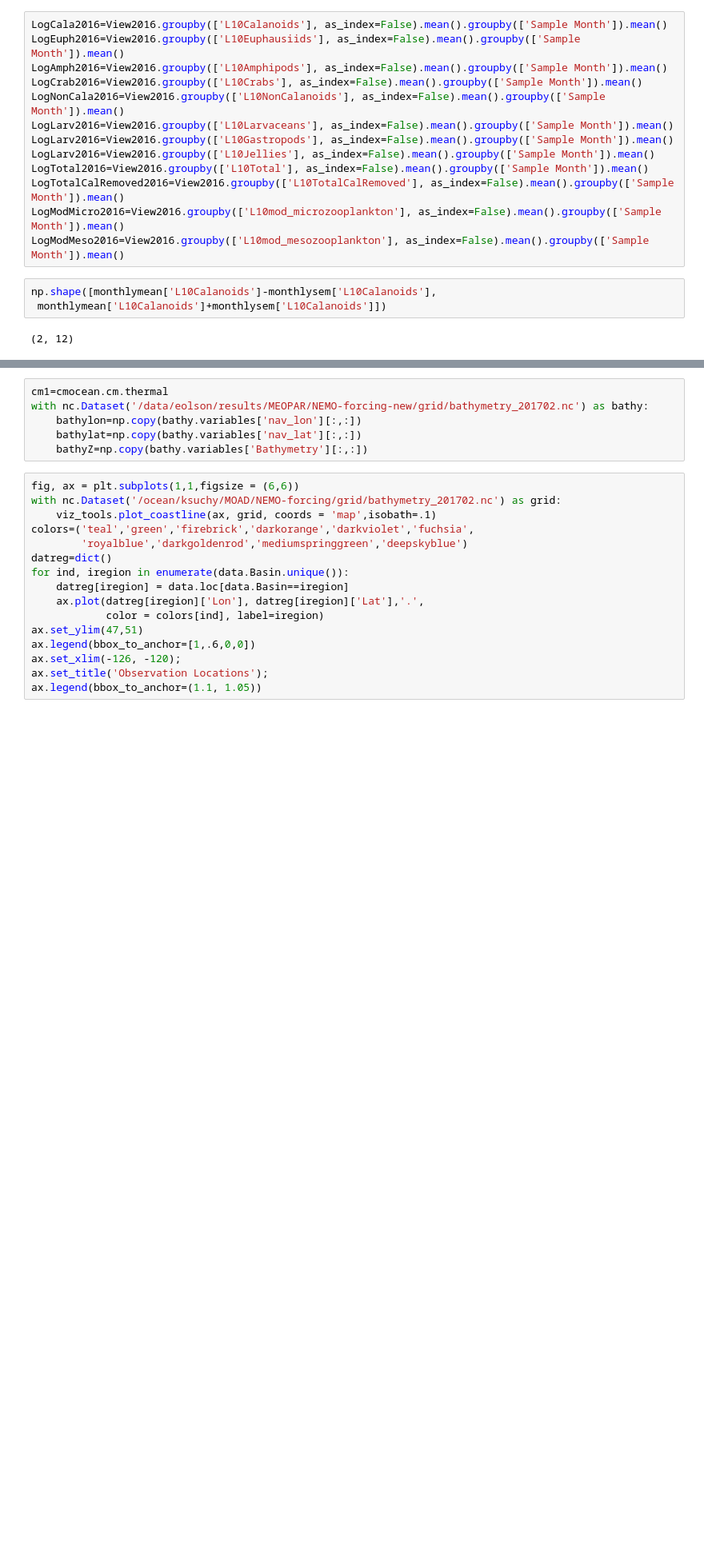
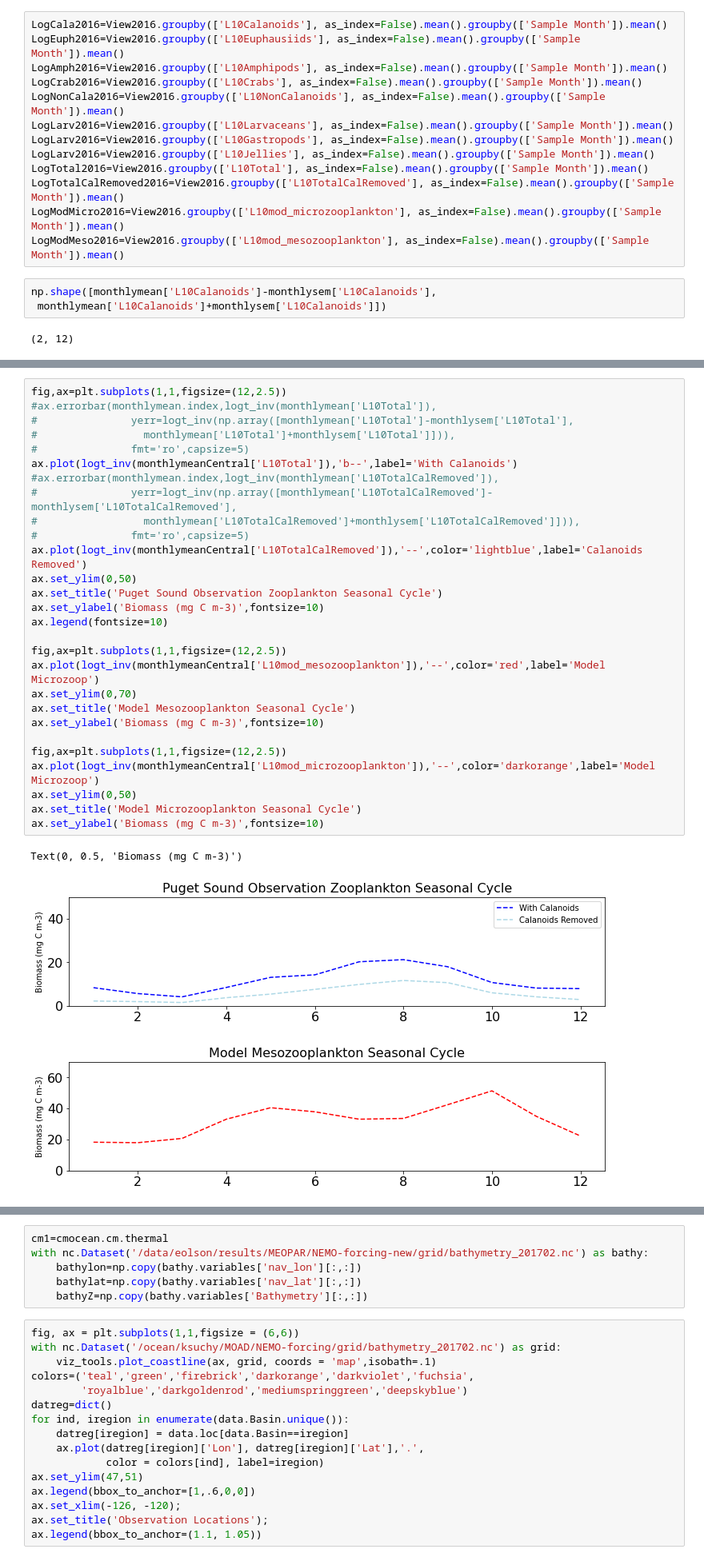
Before and after one commit to SalishSeaCast/analysis-karyn, a Jupyter notebook: notebooks/plotExamples/PugetSoundZoop.ipynb, the cells around one changed output, grey strips where cells are left out. Shown at 80% size. Drawn from its saved outputs; the diff is of its cells as text; blank space fills up the shorter version.

```diff
--- a/notebooks/plotExamples/PugetSoundZoop.ipynb
+++ b/notebooks/plotExamples/PugetSoundZoop.ipynb
@@ -1027,0 +1019,32 @@ Text(0, 0.5, 'Concentration ($\\mu$M N)')
+# %%
+fig,ax=plt.subplots(1,1,figsize=(12,2.5))
+#ax.errorbar(monthlymean.index,logt_inv(monthlymean['L10Total']),
+#               yerr=logt_inv(np.array([monthlymean['L10Total']-monthlysem['L10Total'],
+#                 monthlymean['L10Total']+monthlysem['L10Total']])),
+#               fmt='ro',capsize=5)
+ax.plot(logt_inv(monthlymeanCentral['L10Total']),'b--',label='With Calanoids')
+#ax.errorbar(monthlymean.index,logt_inv(monthlymean['L10TotalCalRemoved']),
+#               yerr=logt_inv(np.array([monthlymean['L10TotalCalRemoved']-monthlysem['L10TotalCalRemoved'],
+#                 monthlymean['L10TotalCalRemoved']+monthlysem['L10TotalCalRemoved']])),
+#               fmt='ro',capsize=5)
+ax.plot(logt_inv(monthlymeanCentral['L10TotalCalRemoved']),'--',color='lightblue',label='Calanoids Removed')
+ax.set_ylim(0,50)
+ax.set_title('Puget Sound Observation Zooplankton Seasonal Cycle')
+ax.set_ylabel('Biomass (mg C m-3)',fontsize=10)
+ax.legend(fontsize=10)
+
+fig,ax=plt.subplots(1,1,figsize=(12,2.5))
+ax.plot(logt_inv(monthlymeanCentral['L10mod_mesozooplankton']),'--',color='red',label='Model Microzoop')
+ax.set_ylim(0,70)
+ax.set_title('Model Mesozooplankton Seasonal Cycle')
+ax.set_ylabel('Biomass (mg C m-3)',fontsize=10)
+
+fig,ax=plt.subplots(1,1,figsize=(12,2.5))
+ax.plot(logt_inv(monthlymeanCentral['L10mod_microzooplankton']),'--',color='darkorange',label='Model Microzoop')
+ax.set_ylim(0,50)
+ax.set_title('Model Microzooplankton Seasonal Cycle')
+ax.set_ylabel('Biomass (mg C m-3)',fontsize=10)
+# %% [output]
+Text(0, 0.5, 'Biomass (mg C m-3)')
+[figure, added]
+[figure, added]
```
Also changed, not shown: parts of 29 cells of this notebook.
